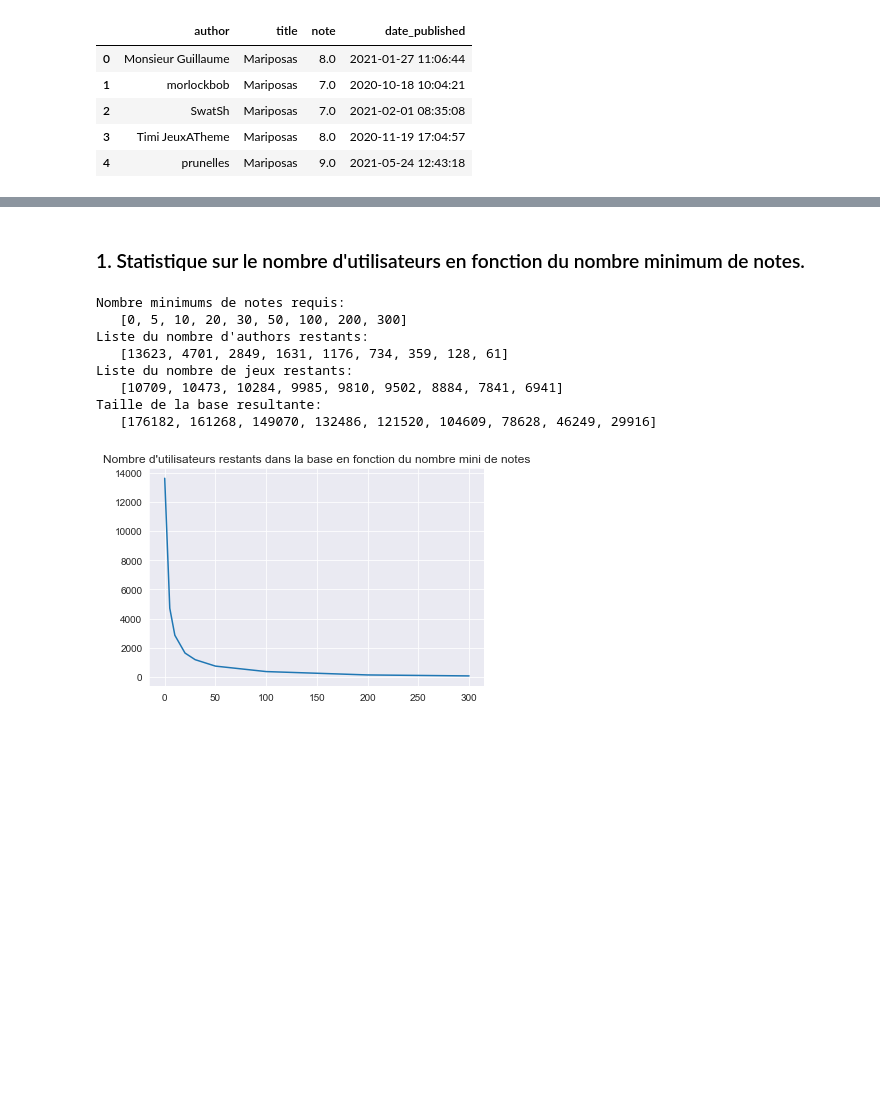
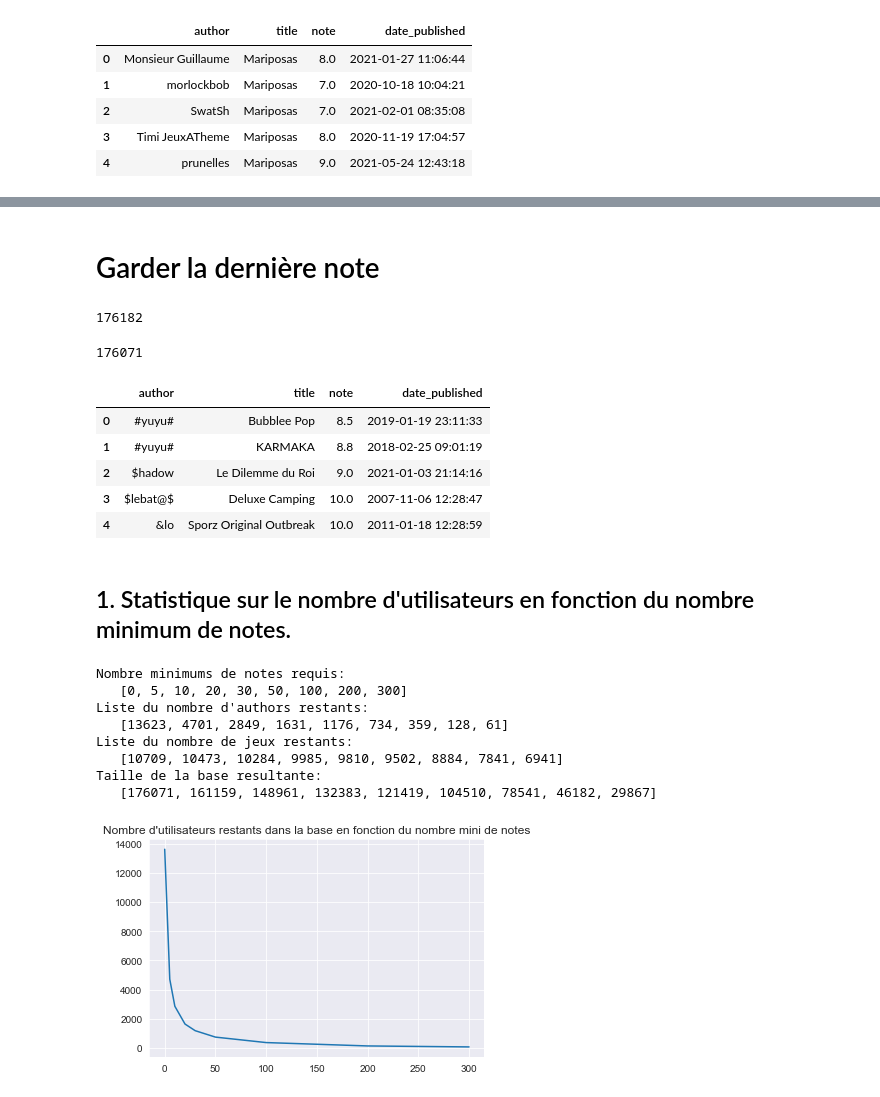
Before and after one commit to N-nolwenn/PLDAC, a Jupyter notebook: seance6/reco2-users-brouillon.ipynb, the cells around one changed output, grey strips where cells are left out. Drawn from its saved outputs; the diff is of its cells as text; code cells hidden in the pictures; blank space fills up the shorter version.

```diff
--- a/seance6/reco2-users-brouillon.ipynb
+++ b/seance6/reco2-users-brouillon.ipynb
@@ -85,5 +190,31 @@ Nombre de lignes restantes dans la base:
+# %% [markdown]
+# Garder la dernière note
+# %%
+print(len(df_avis))
+# Convertir la colonne 'date_published' en type de données datetime
+df_avis['date_published'] = pd.to_datetime(df_avis['date_published'])
+
+# Trier le DataFrame par 'author', 'title' et 'date_published'
+df_avis = df_avis.sort_values(['author', 'title', 'date_published'])
+
+# Grouper par 'author' et 'title' et prendre la dernière 'date_published' et la note correspondante
+df_avis = df_avis.groupby(['author', 'title']).agg({'note': 'last', 'date_published': 'last'}).reset_index()
+
+len(df_avis)
+# %% [output]
+176182
+176071
+# %%
+df_avis.head()
+# %% [output]
+|  | author | title | note | date_published |
+| 0 | #yuyu# | Bubblee Pop | 8.5 | 2019-01-19 23:11:33 |
+| 1 | #yuyu# | KARMAKA | 8.8 | 2018-02-25 09:01:19 |
+| 2 | $hadow | Le Dilemme du Roi | 9.0 | 2021-01-03 21:14:16 |
+| 3 | $lebat@$ | Deluxe Camping | 10.0 | 2007-11-06 12:28:47 |
+| 4 | &lo | Sporz Original Outbreak | 10.0 | 2011-01-18 12:28:59 |
 # %% [markdown]
-### 1. Statistique sur le nombre d'utilisateurs en fonction du nombre minimum de notes.
+## 1. Statistique sur le nombre d'utilisateurs en fonction du nombre minimum de notes.
 # %%
 import seaborn as sns
 import matplotlib.pyplot as plt
@@ -93,6 +224,7 @@ n_authors = []
 n_titles = []
 tailles_df = []
 
+df_avis = df_avis[['author','title','note']]
 authors_counts = df_avis['author'].value_counts()
 for min_note in l_min:
   authors = authors_counts[authors_counts >= min_note].index.to_list()
@@ -114,7 +246,7 @@ Liste du nombre d'authors restants:
 Liste du nombre de jeux restants:
    [10709, 10473, 10284, 9985, 9810, 9502, 8884, 7841, 6941]
 Taille de la base resultante:
-   [176182, 161268, 149070, 132486, 121520, 104609, 78628, 46249, 29916]
+   [176071, 161159, 148961, 132383, 121419, 104510, 78541, 46182, 29867]
 # %%
 sns.set_style("darkgrid")
 sns.lineplot(x=l_min,y=n_authors)
```
Also changed, not shown: parts of 70 cells of this notebook, 1 other file.
